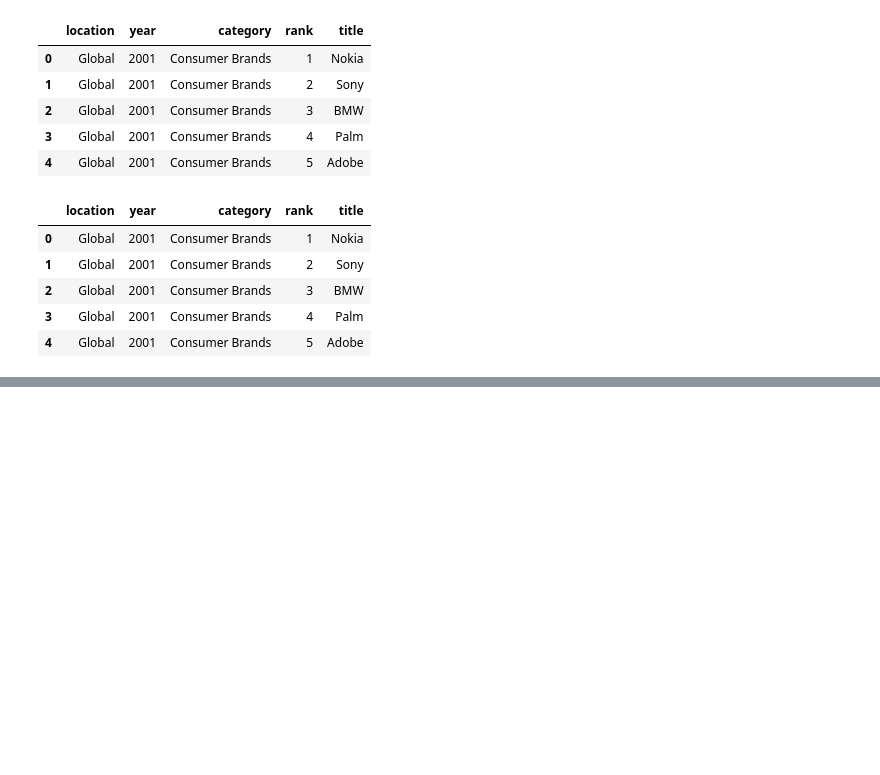
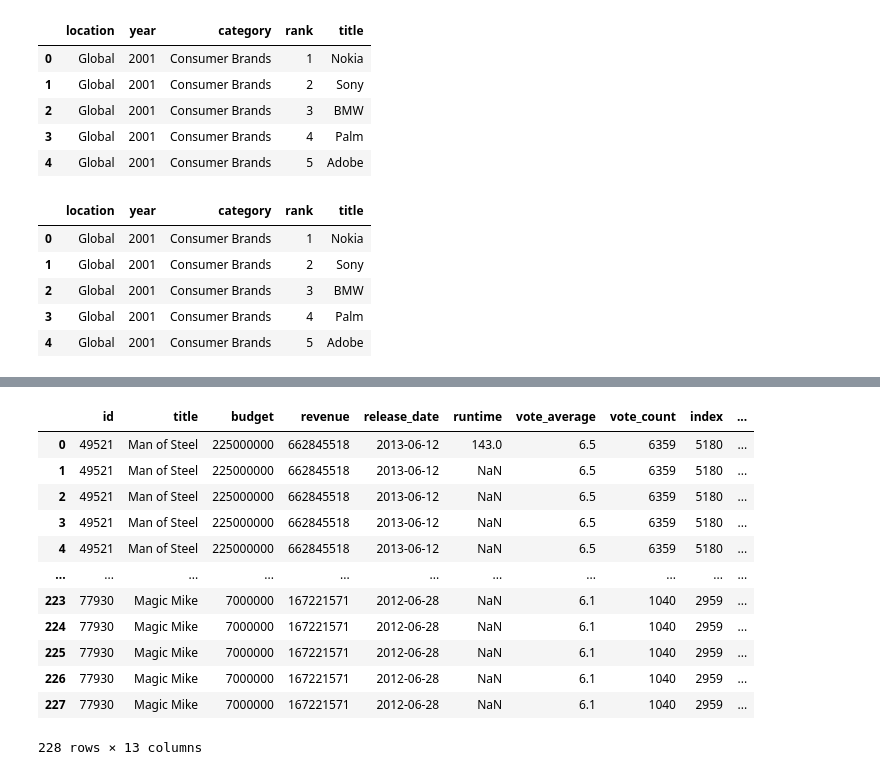
Before and after one commit to carolyan1/ETL-Project, a Jupyter notebook: ETL_Project_Movie_Clean.ipynb, the cells around one changed output, grey strips where cells are left out. Cells and saved outputs as stored; diff of their text form; code cells hidden in the pictures; blank space fills up the shorter version.

```diff
--- a/ETL_Project_Movie_Clean.ipynb
+++ b/ETL_Project_Movie_Clean.ipynb
@@ -142,0 +257,16 @@ trends_new
+# %%
+combined
+# %% [output]
+|  | id | title | budget | revenue | release_date | runtime | vote_average | vote_count | index | ... |
+| 0 | 49521 | Man of Steel | 225000000 | 662845518 | 2013-06-12 | 143.0 | 6.5 | 6359 | 5180 | ... |
+| 1 | 49521 | Man of Steel | 225000000 | 662845518 | 2013-06-12 | NaN | 6.5 | 6359 | 5180 | ... |
+| 2 | 49521 | Man of Steel | 225000000 | 662845518 | 2013-06-12 | NaN | 6.5 | 6359 | 5180 | ... |
+| 3 | 49521 | Man of Steel | 225000000 | 662845518 | 2013-06-12 | NaN | 6.5 | 6359 | 5180 | ... |
+| 4 | 49521 | Man of Steel | 225000000 | 662845518 | 2013-06-12 | NaN | 6.5 | 6359 | 5180 | ... |
+| ... | ... | ... | ... | ... | ... | ... | ... | ... | ... | ... |
+| 223 | 77930 | Magic Mike | 7000000 | 167221571 | 2012-06-28 | NaN | 6.1 | 1040 | 2959 | ... |
+| 224 | 77930 | Magic Mike | 7000000 | 167221571 | 2012-06-28 | NaN | 6.1 | 1040 | 2959 | ... |
+| 225 | 77930 | Magic Mike | 7000000 | 167221571 | 2012-06-28 | NaN | 6.1 | 1040 | 2959 | ... |
+| 226 | 77930 | Magic Mike | 7000000 | 167221571 | 2012-06-28 | NaN | 6.1 | 1040 | 2959 | ... |
+| 227 | 77930 | Magic Mike | 7000000 | 167221571 | 2012-06-28 | NaN | 6.1 | 1040 | 2959 | ... |
+228 rows × 13 columns
```
Also changed, not shown: parts of 17 cells of this notebook.
